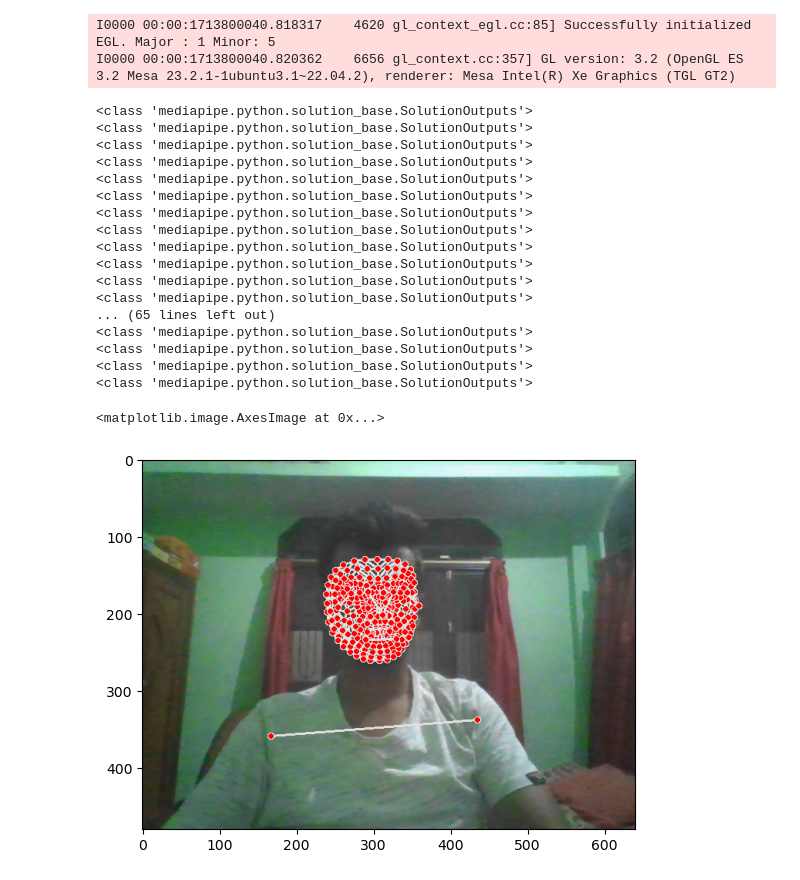
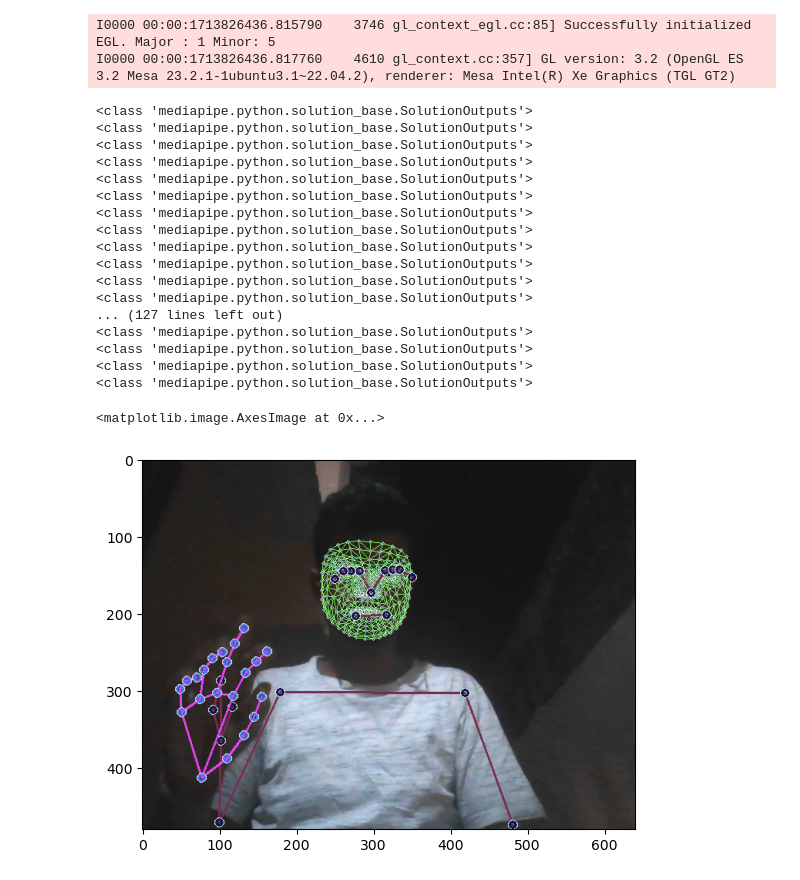
Before and after one commit to AdiTyaPal0710/Sign-Language-Detection, a Jupyter notebook: creation_dataset.ipynb, the cells around one changed output. Cells and saved outputs as stored; diff of their text form; code cells hidden in the pictures.

```diff
--- a/creation_dataset.ipynb
+++ b/creation_dataset.ipynb
@@ -23,6 +28,28 @@ def draw_landmarks(image,results):
     mp_drawing.draw_landmarks(image,results.pose_landmarks,mp_holistic.POSE_CONNECTIONS)
     mp_drawing.draw_landmarks(image,results.left_hand_landmarks,mp_holistic.HAND_CONNECTIONS)
     mp_drawing.draw_landmarks(image,results.right_hand_landmarks,mp_holistic.HAND_CONNECTIONS)
+# %%
+def draw_styled_landmarks(image,results):
+
+    mp_drawing.draw_landmarks(image,results.face_landmarks,mp_holistic.FACEMESH_TESSELATION,
+                              mp_drawing.DrawingSpec(color=(80,110,10),thickness=1,circle_radius=1),
+                              mp_drawing.DrawingSpec(color=(80,256,121),thickness=1,circle_radius=1)
+                              )
+
+    mp_drawing.draw_landmarks(image,results.pose_landmarks,mp_holistic.POSE_CONNECTIONS,
+                              mp_drawing.DrawingSpec(color=(80,22,10),thickness=2,circle_radius=4),
+                              mp_drawing.DrawingSpec(color=(80,44,121),thickness=2,circle_radius=2)
+                              )
+
+    mp_drawing.draw_landmarks(image,results.left_hand_landmarks,mp_holistic.HAND_CONNECTIONS,
+                              mp_drawing.DrawingSpec(color=(121,22,76),thickness=2,circle_radius=4),
+                              mp_drawing.DrawingSpec(color=(121,44,250),thickness=2,circle_radius=2)
+                              )
+
+    mp_drawing.draw_landmarks(image,results.right_hand_landmarks,mp_holistic.HAND_CONNECTIONS,
+                              mp_drawing.DrawingSpec(color=(245,117,66),thickness=2,circle_radius=4),
+                              mp_drawing.DrawingSpec(color=(245,66,230),thickness=2,circle_radius=2)
+                              )
 # %%
 cap=cv2.VideoCapture(0)
 with mp_holistic.Holistic(min_detection_confidence=0.5,min_tracking_confidence=0.5) as holistic:
@@ -32,7 +59,7 @@ with mp_holistic.Holistic(min_detection_confidence=0.5,min_tracking_confidence=0
         image,results = mediapipe_detection(frame,holistic)
         print(results)
 
-        draw_landmarks(frame,results)
+        draw_styled_landmarks(image,results)
 
         cv2.imshow('OpenCV Feed',image)
         if cv2.waitKey(10) & 0xFF == ord('q'):
@@ -40,8 +67,8 @@ with mp_holistic.Holistic(min_detection_confidence=0.5,min_tracking_confidence=0
     cap.release()
     cv2.destroyAllWindows()
 # %% [output]
-I0000 00:00:1713800040.818317    4620 gl_context_egl.cc:85] Successfully initialized EGL. Major : 1 Minor: 5
-I0000 00:00:1713800040.820362    6656 gl_context.cc:357] GL version: 3.2 (OpenGL ES 3.2 Mesa 23.2.1-1ubuntu3.1~22.04.2), renderer: Mesa Intel(R) Xe Graphics (TGL GT2)
+I0000 00:00:1713826436.815790    3746 gl_context_egl.cc:85] Successfully initialized EGL. Major : 1 Minor: 5
+I0000 00:00:1713826436.817760    4610 gl_context.cc:357] GL version: 3.2 (OpenGL ES 3.2 Mesa 23.2.1-1ubuntu3.1~22.04.2), renderer: Mesa Intel(R) Xe Graphics (TGL GT2)
 <class 'mediapipe.python.solution_base.SolutionOutputs'>
 <class 'mediapipe.python.solution_base.SolutionOutputs'>
 <class 'mediapipe.python.solution_base.SolutionOutputs'>
@@ -54,13 +81,13 @@ I0000 00:00:1713800040.820362    6656 gl_context.cc:357] GL version: 3.2 (OpenGL
 <class 'mediapipe.python.solution_base.SolutionOutputs'>
 <class 'mediapipe.python.solution_base.SolutionOutputs'>
 <class 'mediapipe.python.solution_base.SolutionOutputs'>
-... (65 lines left out)
+... (127 lines left out)
 <class 'mediapipe.python.solution_base.SolutionOutputs'>
 <class 'mediapipe.python.solution_base.SolutionOutputs'>
 <class 'mediapipe.python.solution_base.SolutionOutputs'>
 <class 'mediapipe.python.solution_base.SolutionOutputs'>
 # %%
-plt.imshow(cv2.cvtColor(frame,cv2.COLOR_BGR2RGB))
+plt.imshow(cv2.cvtColor(image,cv2.COLOR_BGR2RGB))
 # %% [output]
 <matplotlib.image.AxesImage at 0x...>
-[figure, old version]
+[figure, new version]
```
Also changed, not shown: parts of 12 cells of this notebook, 4 other files.
